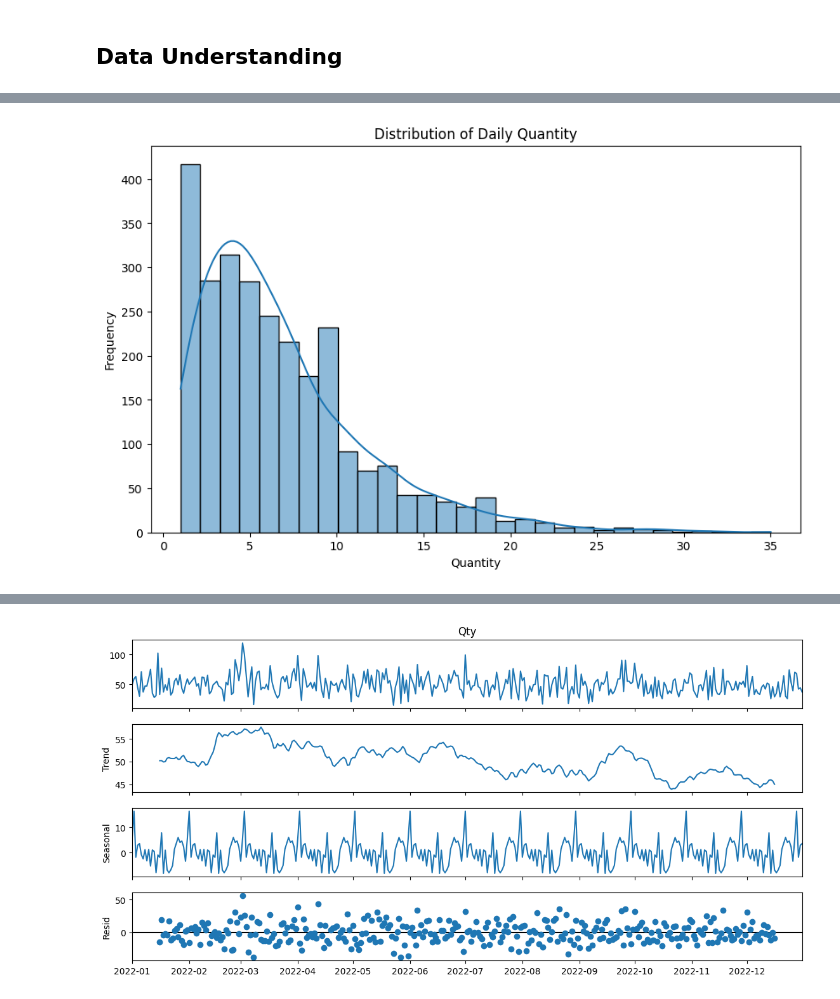
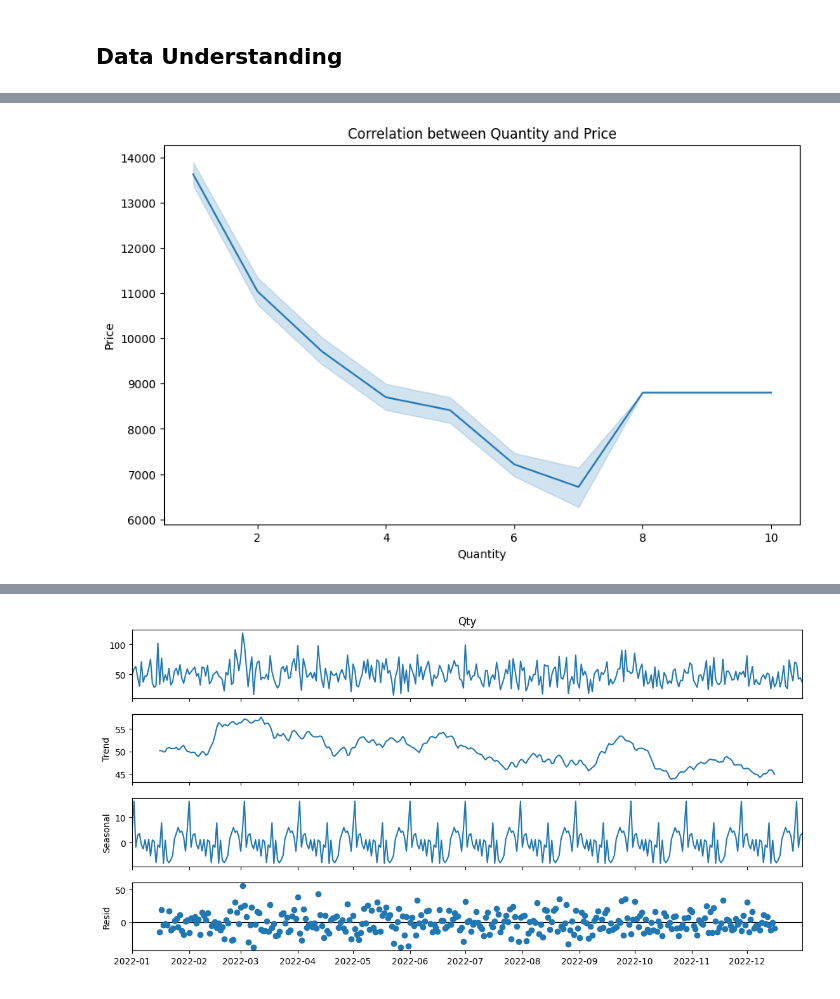
Before and after one commit to AcilRestu12/kalbe-sales-insight, a Jupyter notebook: Sales Patterns Prediction.ipynb, the cells around one changed output, grey strips where cells are left out. Cells and saved outputs as stored; diff of their text form; code cells hidden in the pictures.

```diff
--- a/Sales Patterns Prediction.ipynb
+++ b/Sales Patterns Prediction.ipynb
@@ -20,11 +61,16 @@ df_transaction = pd.read_csv('dataset/transaction.csv', delimiter=';')
+# %%
+# Melakukan data cleansing
+df_customer['Income'] = df_customer['Income'].replace('[,]', '.', regex=True).astype('float')
+df_store['Latitude'] = df_store['Latitude'].replace('[,]', '.', regex=True).astype('float')
+df_store['Longitude'] = df_store['Longitude'].replace('[,]', '.', regex=True).astype('float')
+# %%
+# Mengubah format date
+df_transaction['Date'] = pd.to_datetime(df_transaction['Date'], format="%d/%m/%Y")
 # %%
 # Merge Dataset
 df_merge = pd.merge(df_transaction, df_customer, on=['CustomerID'])
 df_merge = pd.merge(df_merge, df_product, on=['ProductID'])
 df_merge = pd.merge(df_merge, df_store, on=['StoreID'])
-# %%
-# Mengubah format date
-df_merge['Date'] = pd.to_datetime(df_merge['Date'], format="%d/%m/%Y")
 # %%
 # Menampilkan informasi attribut
 df_merge.info()
@@ -122,10 +165,10 @@ df
 # %%
-# Distribusi Jumlah Quantity
+# Korelasi antara Quantity dengan Harga
 plt.figure(figsize=(10, 6))
-sns.histplot(data=df, x='Qty', bins=30, kde=True)
-plt.title('Distribution of Daily Quantity')
+sns.lineplot(x='Qty', y='Price_x', data=df_merge)
+plt.title('Correlation between Quantity and Price')
 plt.xlabel('Quantity')
-plt.ylabel('Frequency')
+plt.ylabel('Price')
 plt.show()
 # %% [output]
-[figure, old version]
+[figure, new version]
```
Also changed, not shown: parts of 38 cells of this notebook.
